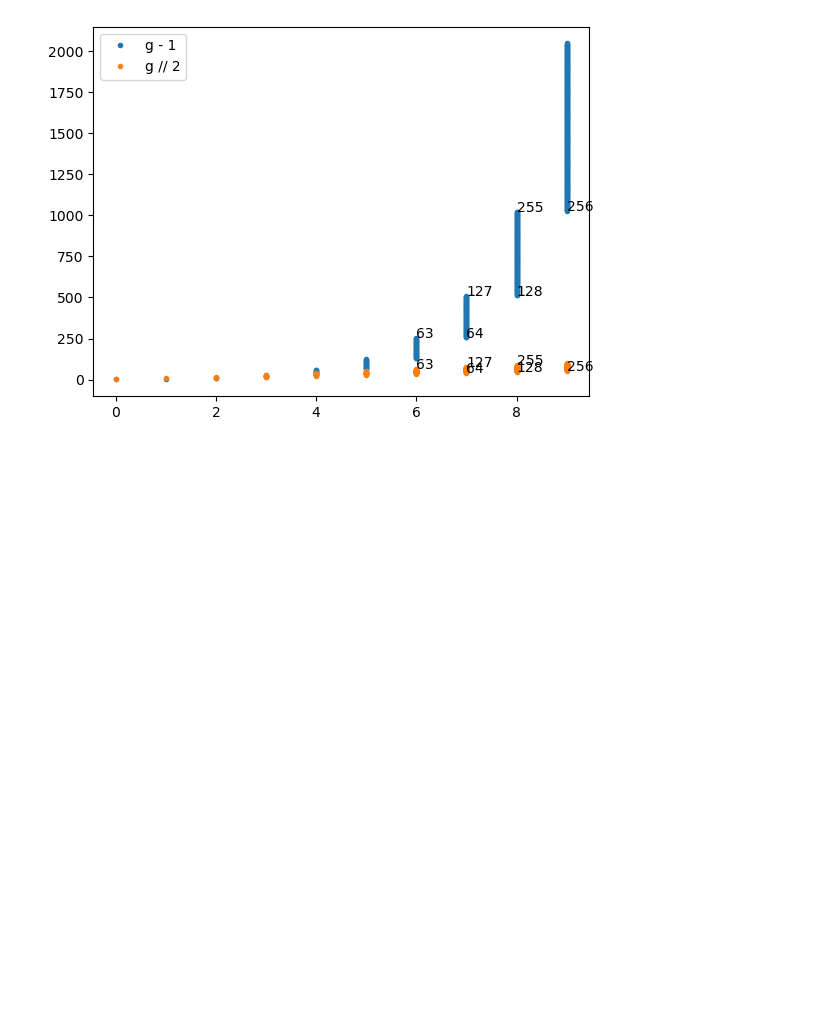
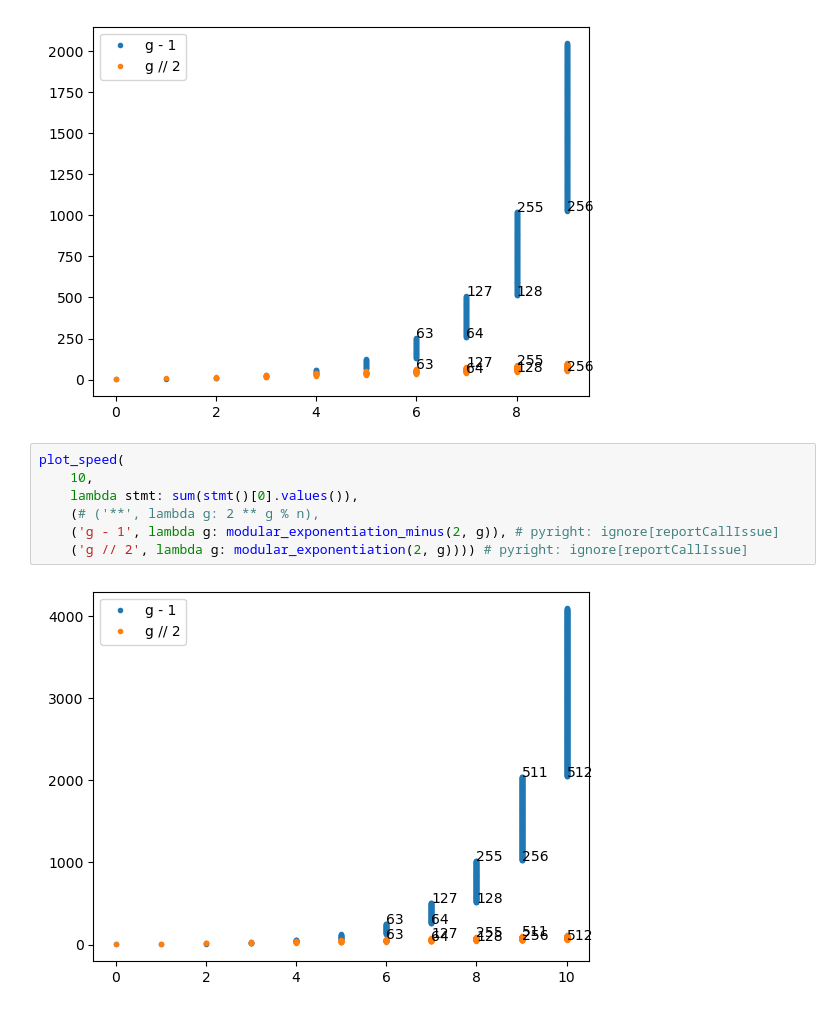
Before and after one commit to huangofnctu-boop/--, a Jupyter notebook: key.ipynb, the cells around one changed output. Saved outputs shown, nothing was run; the diff lists cells and outputs as text; blank space fills up the shorter version.

```diff
--- a/key.ipynb
+++ b/key.ipynb
@@ -73,3 +73,12 @@ plot_speed(
     ('g // 2', lambda g: modular_exponentiation(2, g)))) # pyright: ignore[reportCallIssue]
 # %% [output]
 [figure]
+# %%
+plot_speed(
+    10,
+    lambda stmt: sum(stmt()[0].values()),
+    (# ('**', lambda g: 2 ** g % n),
+    ('g - 1', lambda g: modular_exponentiation_minus(2, g)), # pyright: ignore[reportCallIssue]
+    ('g // 2', lambda g: modular_exponentiation(2, g)))) # pyright: ignore[reportCallIssue]
+# %% [output]
+[figure, added]
```
